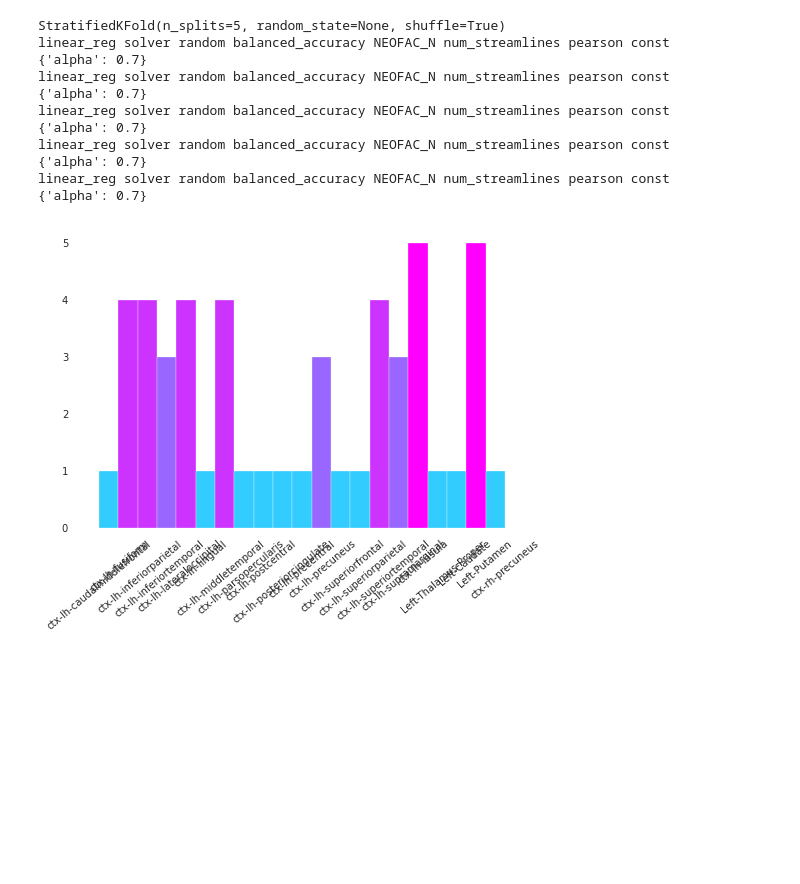
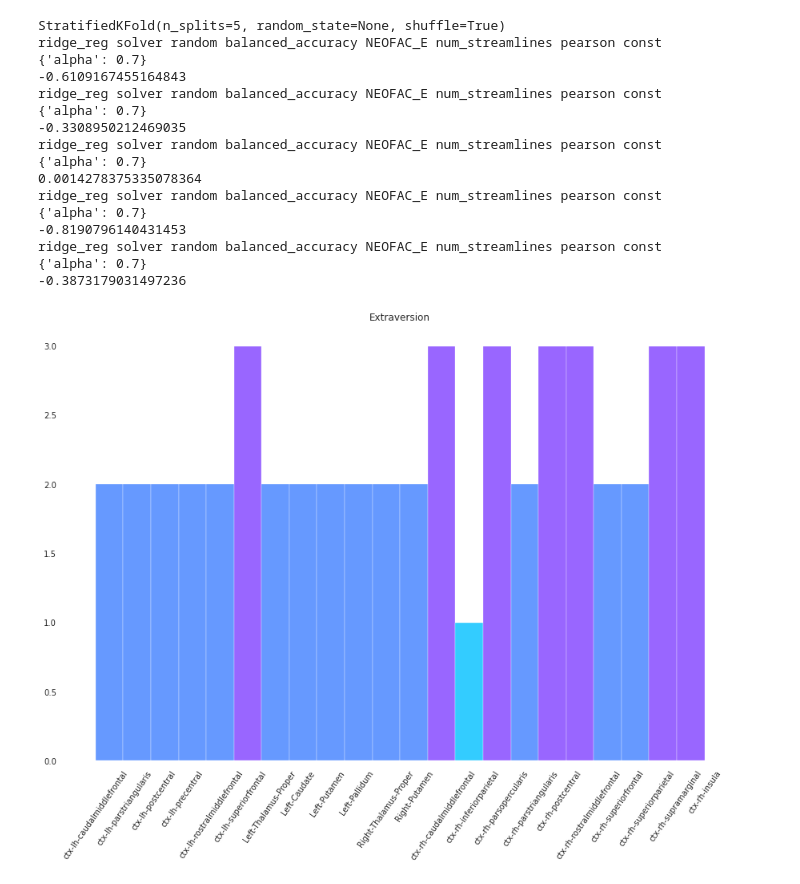
Before and after one commit to ShreyaKapoor18/Thesis, a Jupyter notebook: graphtools/regression_pub.ipynb, the cells around one changed output. Drawn from its saved outputs; the diff is of its cells as text; code cells hidden in the pictures; blank space fills up the shorter version.

Commit message:
results for extraversion experiments

```diff
--- a/graphtools/regression_pub.ipynb
+++ b/graphtools/regression_pub.ipynb
@@ -27,7 +26,7 @@ mat = np.triu_indices(84)
 mews = '/home/skapoor/Thesis/gmwcs-solver'
 metrics = ['balanced_accuracy', 'accuracy', 'f1_weighted', 'roc_auc_ovr_weighted']
 # %%
-target, feature, edge, solver_node_wts = 'NEOFAC_N', 'num_streamlines', 'pearson','const'
+target, feature, edge, solver_node_wts = 'NEOFAC_E', 'num_streamlines', 'pearson','const'
 val, thresh, max_num_nodes, per = -0.01, 0, 10, 1.15
 choice, classifier, refit_metric, feature_selection = 'random', 'ridge_reg', 'balanced_accuracy', 'baseline'
 baseline_cases, self_loops = set(), False
@@ -90,20 +89,25 @@ for train_index, test_index in skf.split(X, y):
         #lr = LinearRegression()
         model.fit(X_train, y_train)
         print (model.best_params_)
-        pred=model.predict(X_test)
-        r2_score(y_test, pred)
+        pred= model.predict(X_test)
+        print(r2_score(y_test, pred))
 # %% [output]
 StratifiedKFold(n_splits=5, random_state=None, shuffle=True)
-linear_reg solver random balanced_accuracy NEOFAC_N num_streamlines pearson const
+ridge_reg solver random balanced_accuracy NEOFAC_E num_streamlines pearson const
 {'alpha': 0.7}
-linear_reg solver random balanced_accuracy NEOFAC_N num_streamlines pearson const
+-0.6109167455164843
+ridge_reg solver random balanced_accuracy NEOFAC_E num_streamlines pearson const
 {'alpha': 0.7}
-linear_reg solver random balanced_accuracy NEOFAC_N num_streamlines pearson const
+-0.3308950212469035
+ridge_reg solver random balanced_accuracy NEOFAC_E num_streamlines pearson const
 {'alpha': 0.7}
-linear_reg solver random balanced_accuracy NEOFAC_N num_streamlines pearson const
+0.0014278375335078364
+ridge_reg solver random balanced_accuracy NEOFAC_E num_streamlines pearson const
 {'alpha': 0.7}
-linear_reg solver random balanced_accuracy NEOFAC_N num_streamlines pearson const
+-0.8190796140431453
+ridge_reg solver random balanced_accuracy NEOFAC_E num_streamlines pearson const
 {'alpha': 0.7}
+-0.3873179031497236
 # %%
 a = np.sort(np.concatenate(nodes).flat)
 
@@ -120,13 +124,15 @@ for i in range(len(a)):
 # %%
 cm = plt.cm.get_cmap('cool')
 
 
-fig, ax = plt.subplots()
+fig, ax = plt.subplots(figsize=(15,10))
 counts, bins, patches = ax.hist(a, bins=len(np.unique(a)))
 for c, p in zip(counts, patches):
     plt.setp(p, 'facecolor', cm(c/5))
 # Set the ticks to be at the edges of the bins.
-plt.xticks(range(len(np.unique(a))),list(d1.values()), rotation=40)
+plt.title('Extraversion')
+
+plt.xticks(range(len(np.unique(a))),list(d1.values()), rotation=55)
 plt.show()
 # %% [output]
-[figure, old version]
+[figure, new version]
```
Also changed, not shown: parts of 1 cell of this notebook.
